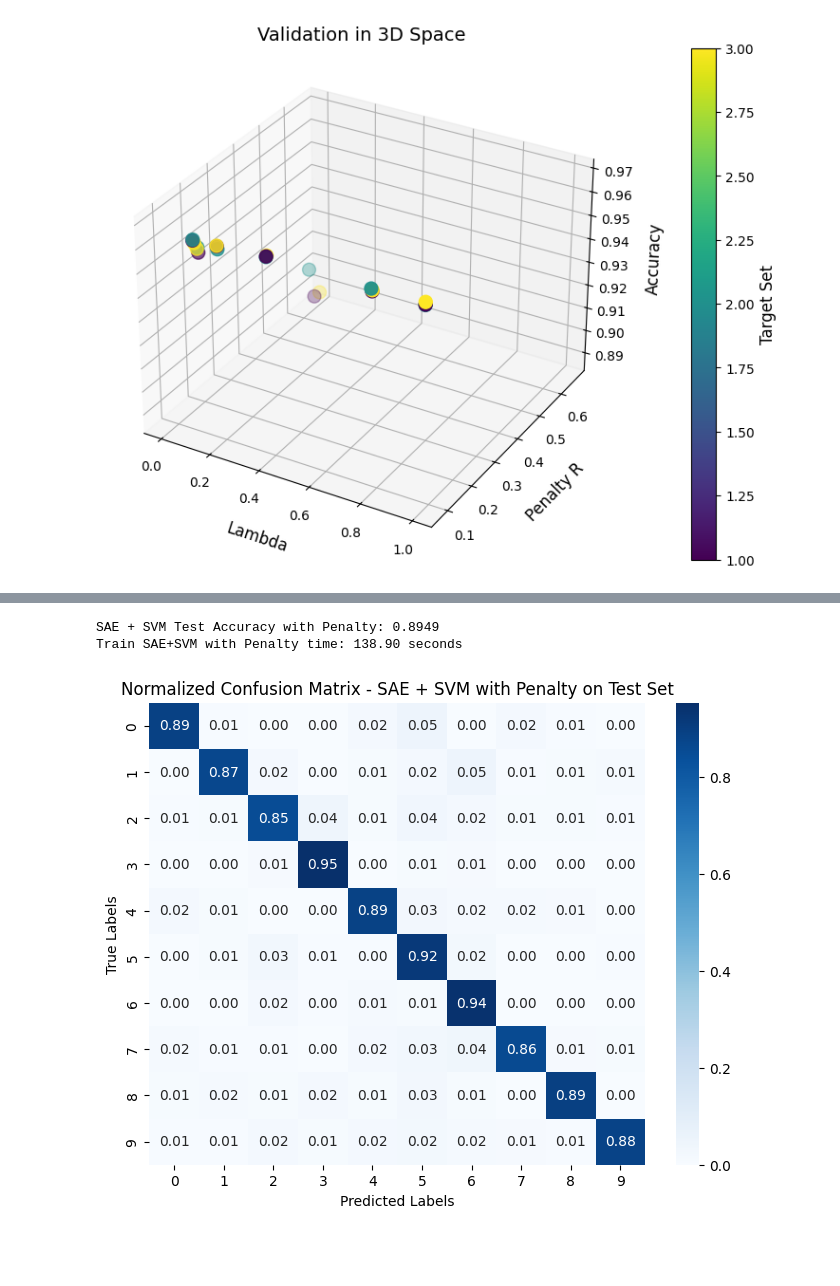
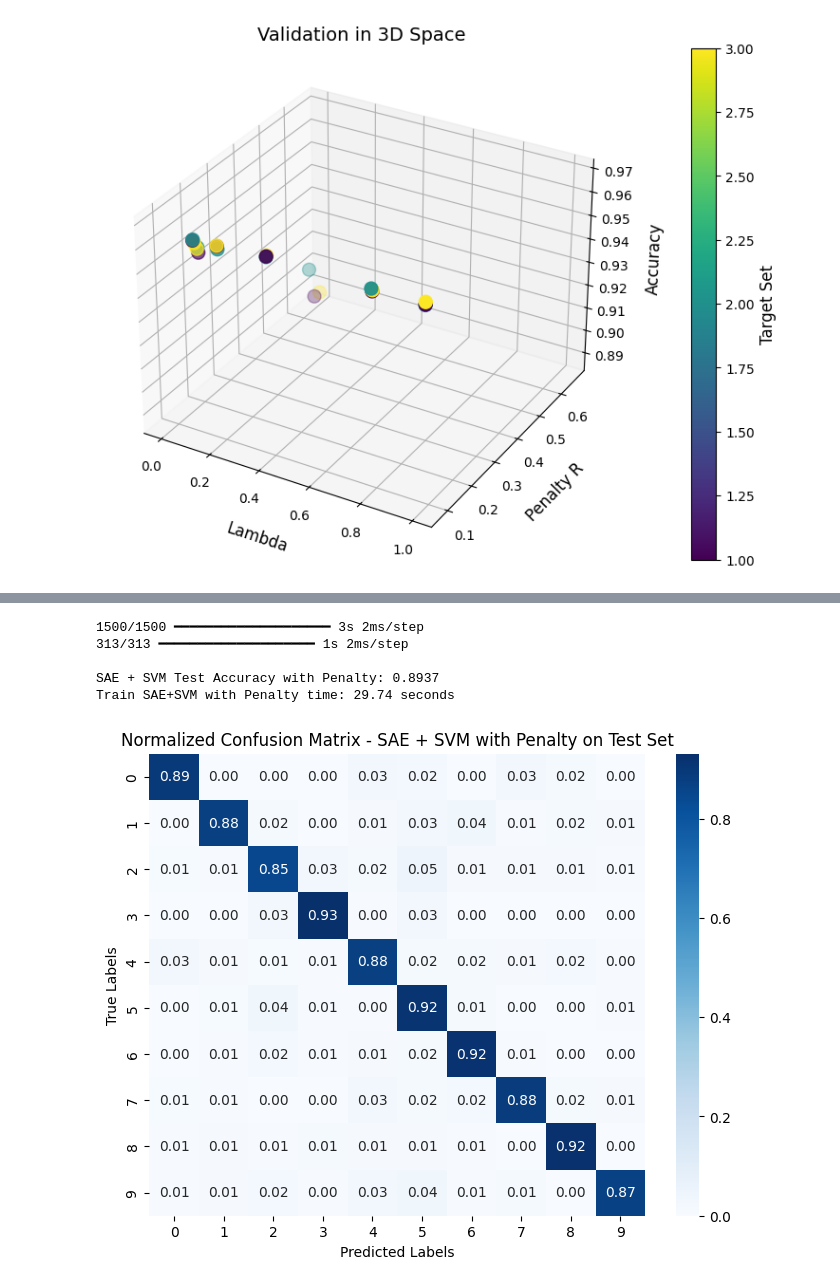
Before and after one commit to Charles980903/Proj2, a Jupyter notebook: Another_copy_of_Untitled5.ipynb, the cells around one changed output, grey strips where cells are left out. Saved outputs shown, nothing was run; the diff lists cells and outputs as text; code cells hidden in the pictures; blank space fills up the shorter version.

```diff
--- a/Another_copy_of_Untitled5.ipynb
+++ b/Another_copy_of_Untitled5.ipynb
@@ -1256,0 +1296,28 @@ Epoch 49/50
+# %%
+# Define SAE architecture with Penalty Layer
+autoencoder_with_penalty = build_sae_with_penalty_final(
+    bottleneck_dim=64,
+    lambda_penalty=0.4,
+    targets_tensor=targets_tensor
+)
+
+# Compile the autoencoder with a custom loss function
+autoencoder_with_penalty.compile(
+    optimizer='adam',
+    loss=create_custom_loss(autoencoder_with_penalty)
+)
+
+# Train the autoencoder with batch size 512
+batch_size = 512
+
+start_time = time.time()
+history = autoencoder_with_penalty.fit(
+    [x_train, y_train], x_train,
+    epochs=50,
+    batch_size=batch_size,
+    validation_data=([x_val, y_val], x_val),
+    callbacks=[EarlyStopping(monitor='val_loss', patience=5, restore_best_weights=True)],
+    verbose=1
+)
+end_time = time.time()
+elapsed_time = end_time - start_time
@@ -1257,29 +1342,40 @@ Epoch 49/50
 # %%
-# Convert one-hot encoded labels to class labels
+# Step 1: Extract Bottleneck Features for Train and Test Data
+train_features_penalty = extract_features_with_penalty(autoencoder_with_penalty, x_train, y_train)
+test_features_penalty = extract_features_with_penalty(autoencoder_with_penalty, x_test, y_test)
+
+# Step 2: Normalize Features
+scaler = StandardScaler()
+train_features_scaled_penalty = scaler.fit_transform(train_features_penalty)
+test_features_scaled_penalty = scaler.transform(test_features_penalty)
+
+# Step 3: Convert One-Hot Encoded Labels to Class Labels
 y_train_labels = np.argmax(y_train, axis=1)
 y_test_labels = np.argmax(y_test, axis=1)
-
 
 # Step 4: Train an SVM Classifier on Extracted Features
 svm_classifier_penalty = SVC(kernel='rbf', C=1.0, gamma='scale', random_state=42)
 svm_classifier_penalty.fit(train_features_scaled_penalty, y_train_labels)
 
 # Step 5: Evaluate SVM on Test Data
 test_predictions_penalty = svm_classifier_penalty.predict(test_features_scaled_penalty)
 test_accuracy_penalty = accuracy_score(y_test_labels, test_predictions_penalty)
 
 print(f"\nSAE + SVM Test Accuracy with Penalty: {test_accuracy_penalty:.4f}")
 print(f"Train SAE+SVM with Penalty time: {elapsed_time:.2f} seconds")
 
 # Step 6: Generate a Confusion Matrix
 cm_penalty = confusion_matrix(y_test_labels, test_predictions_penalty, normalize='true')
 plt.figure(figsize=(8, 6))
 sns.heatmap(cm_penalty, annot=True, cmap='Blues', fmt='.2f')
 plt.title("Normalized Confusion Matrix - SAE + SVM with Penalty on Test Set")
 plt.xlabel("Predicted Labels")
 plt.ylabel("True Labels")
 plt.show()
 # %% [output]
-SAE + SVM Test Accuracy with Penalty: 0.8949
-Train SAE+SVM with Penalty time: 138.90 seconds
+1500/1500 ━━━━━━━━━━━━━━━━━━━━ 3s 2ms/step
+313/313 ━━━━━━━━━━━━━━━━━━━━ 1s 2ms/step
+
+SAE + SVM Test Accuracy with Penalty: 0.8937
+Train SAE+SVM with Penalty time: 29.74 seconds
-[figure, old version]
+[figure, new version]
```
Also changed, not shown: parts of 5 cells of this notebook.
